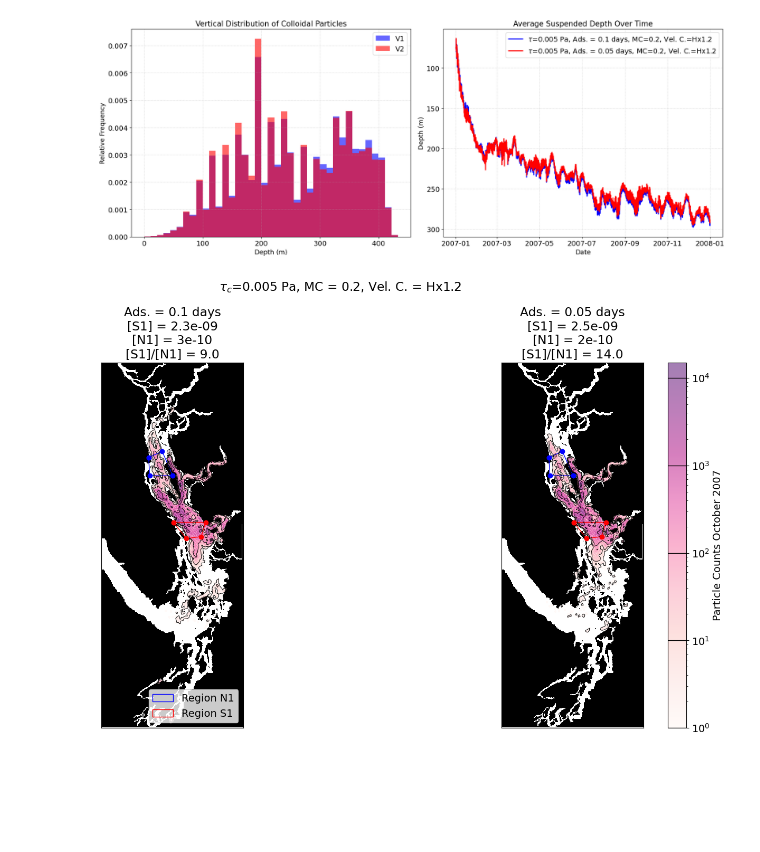
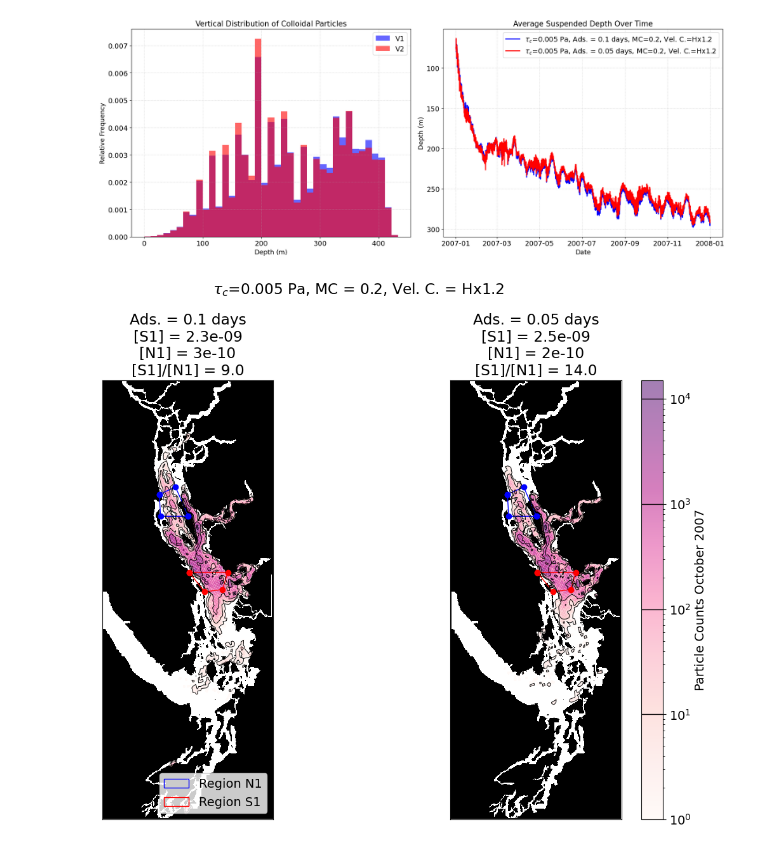
Before and after one commit to SalishSeaCast/analysis-vicente, a Jupyter notebook: OP_nibi/Sim_tests.ipynb, the cells around one changed output. Saved outputs shown, nothing was run; the diff lists cells and outputs as text; code cells hidden in the pictures; blank space fills up the shorter version.

```diff
--- a/OP_nibi/Sim_tests.ipynb
+++ b/OP_nibi/Sim_tests.ipynb
@@ -295,8 +295,8 @@ with xr.open_dataset('/home/vicentev/scratch/vicentev/Simulation_V1/Simulation_V
 # %% [output]
 [figure]
 # %%
-with xr.open_dataset('/home/vicentev/scratch/vicentev/Simulation_V1/Simulation_V1_year_1.nc') as V1, \
-     xr.open_dataset('/home/vicentev/scratch/vicentev/Simulation_V3/Simulation_V3_year_1.nc') as V3:
+with xr.open_dataset('/home/vicentev/scratch/vicentev/Simulation_V1/Simulation_V1_year_1.nc').isel(obs=slice(2184, 2432)) as V1, \
+     xr.open_dataset('/home/vicentev/scratch/vicentev/Simulation_V3/Simulation_V3_year_1.nc').isel(obs=slice(2184, 2432)) as V3:
     #
     wc_V1 = data_V1.where(data_V1['status'] == 2)
     wc_V3 = data_V3.where(data_V3['status'] == 2)
@@ -315,7 +315,7 @@ with xr.open_dataset('/home/vicentev/scratch/vicentev/Simulation_V1/Simulation_V
     #
     levels = [1, 10e0, 10e1, 10e2, 10e3, 10e4, 10e5]
     #
-    fig, ax = plt.subplots(1,2, figsize = (16,9))
+    fig, ax = plt.subplots(1,2, figsize = (12,9))
     ax[0].pcolormesh(mask['tmask'][0][0], cmap = cmap)
     #ax[0].contour(bathy['Bathymetry'], cmap = 'Greys')
     V1_plot = ax[0].pcolormesh(grid_ijV1[0], grid_ijV1[1], amount_V1,
@@ -343,31 +343,31 @@ with xr.open_dataset('/home/vicentev/scratch/vicentev/Simulation_V1/Simulation_V
                 ,linewidths=0.7, linestyles='solid')
     #
     plot_polygon(polygon_N1, ax=ax[1], color = 'b', label = 'Region N1', fill=False)
     plot_polygon(polygon_S1, ax=ax[1], color = 'r', label = 'Region S1', fill=False)
     #
     ax[1].set_title('Ads. = 0.05 days' + '\n' +
                     rf'[S1] = {np.round(concentration_S1_V3.values[0],10)}' + '\n'
                     + rf'[N1] = {np.round(concentration_N1_V3.values[0], 10)}' + '\n'
                     + rf'[S1]/[N1] = {np.round(ratio_S1_N1_V3.values[0])}' )
     #
     #cbar_t1 = plt.colorbar(t1_plot, ax = ax[0])
     cbar_V3 = plt.colorbar(V3_plot, ax = ax[1])
     cbar_V3.set_label('Particle Counts October 2007')
     for lev in levels:
         cbar_V3.ax.hlines(
             lev,
             *cbar_V3.ax.get_xlim(),   # span full width
             colors='black',
             linewidth=1
         )
     #
     for axis in ax:
         axis.set_aspect(1.14)
         axis.set_xticks([])
         axis.set_yticks([])
     ax[0].legend(loc = 'lower right')
     #
     plt.suptitle(r'$\tau_c$=0.005 Pa, MC = 0.2, Vel. C. = Hx1.2')
     plt.tight_layout()
 # %% [output]
-[figure, old version]
+[figure, new version]
```
Also changed, not shown: parts of 5 cells of this notebook, 15 other files.
